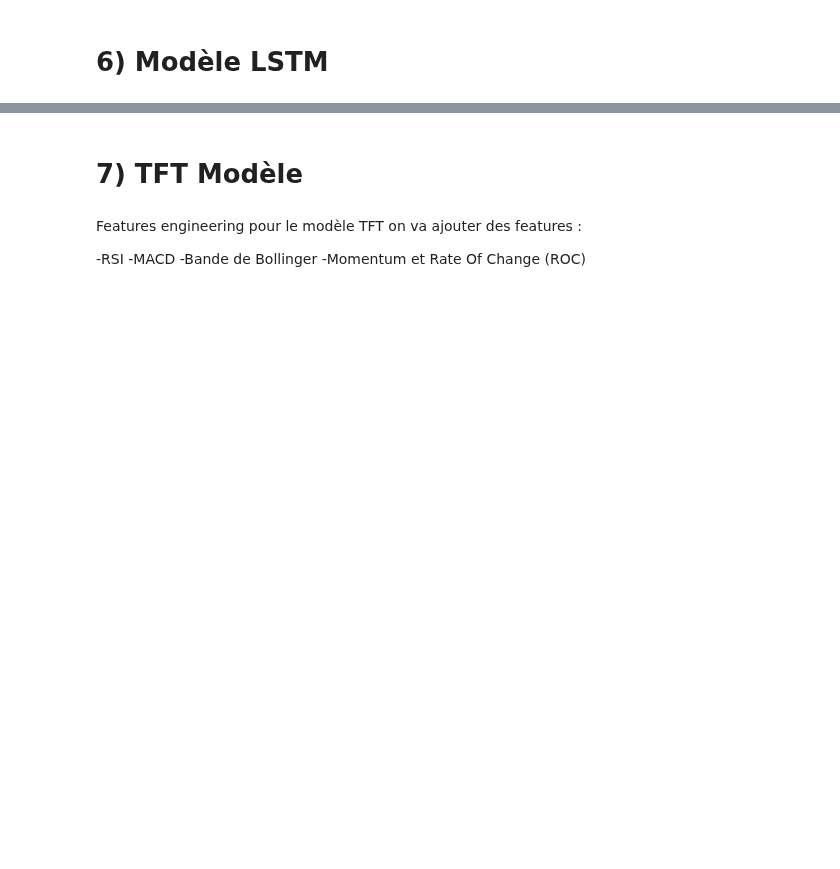
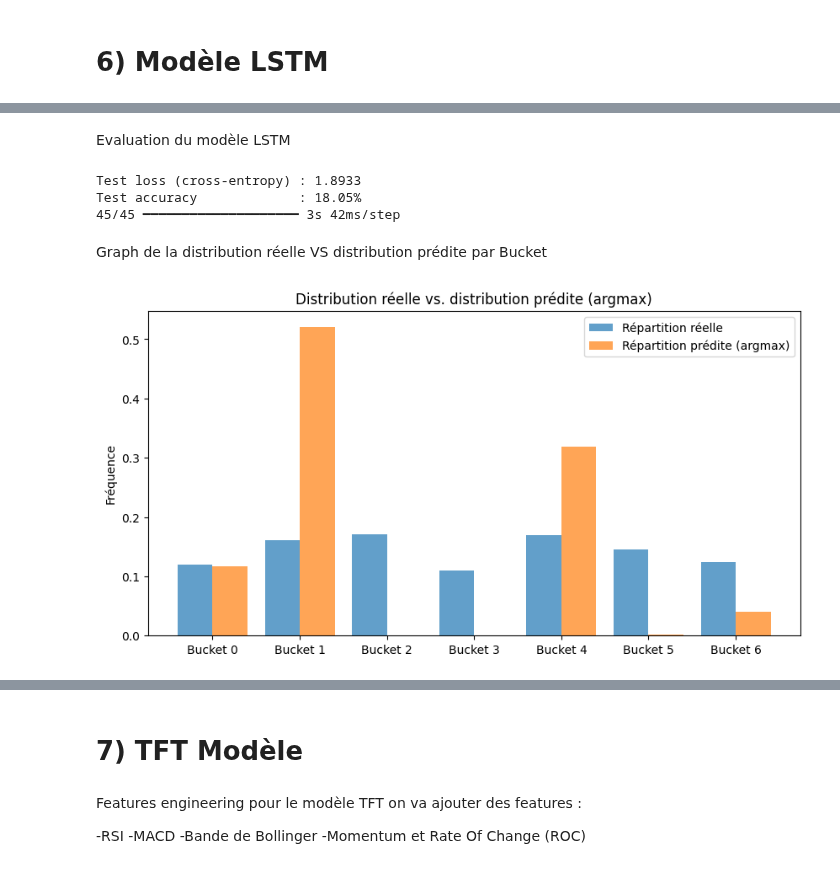
Before and after one commit to ugom2002/projet_DL, a Jupyter notebook: Projet_DL.ipynb, the cells around one changed output, grey strips where cells are left out. Drawn from its saved outputs; the diff is of its cells as text; code cells hidden in the pictures; blank space fills up the shorter version.

```diff
--- a/Projet_DL.ipynb
+++ b/Projet_DL.ipynb
@@ -511,0 +419,43 @@ KeyboardInterrupt:
+# %% [markdown]
+Evaluation du modèle LSTM
+# %%
+test_loss, test_acc = model_lstm.evaluate(X_test_seq, y_test_seq, verbose=0)
+print(f"\nTest loss (cross-entropy) : {test_loss:.4f}")
+print(f"Test accuracy             : {test_acc:.2%}")
+y_proba = model_lstm.predict(X_test_seq)
+predicted_buckets = np.argmax(y_proba, axis=1)
+# %% [output]
+Test loss (cross-entropy) : 1.8933
+Test accuracy             : 18.05%
+45/45 ━━━━━━━━━━━━━━━━━━━━ 3s 42ms/step
+# %% [markdown]
+Graph de la distribution réelle VS distribution prédite par Bucket
+# %%
+
+# y_test_seq : tableaux d'entiers 0..(n_buckets-1) indiquant le bucket réel
+# y_proba    : prédictions de taille (N_test, n_buckets)
+#             => pour chaque exemple, y_proba[i,j] = proba prédite du bucket j
+# predicted_buckets : argmax(y_proba, axis=1)
+
+true_counts = np.bincount(y_test_seq, minlength=n_buckets)
+predicted_buckets = np.argmax(y_proba, axis=1)
+pred_counts = np.bincount(predicted_buckets, minlength=n_buckets)
+
+# Convertit en fréquences (somme à 1)
+true_freq = true_counts / true_counts.sum()
+pred_freq = pred_counts / pred_counts.sum()
+
+plt.figure(figsize=(10,5))
+bar_width = 0.4
+indices = np.arange(n_buckets)
+
+plt.bar(indices - bar_width/2, true_freq, width=bar_width, alpha=0.7, label="Répartition réelle")
+plt.bar(indices + bar_width/2, pred_freq, width=bar_width, alpha=0.7, label="Répartition prédite (argmax)")
+
+plt.xticks(indices, [f"Bucket {i}" for i in indices])
+plt.ylabel("Fréquence")
+plt.legend()
+plt.title("Distribution réelle vs. distribution prédite (argmax)")
+plt.show()
+# %% [output]
+[figure, added]
```
Also changed, not shown: parts of 26 cells of this notebook.
